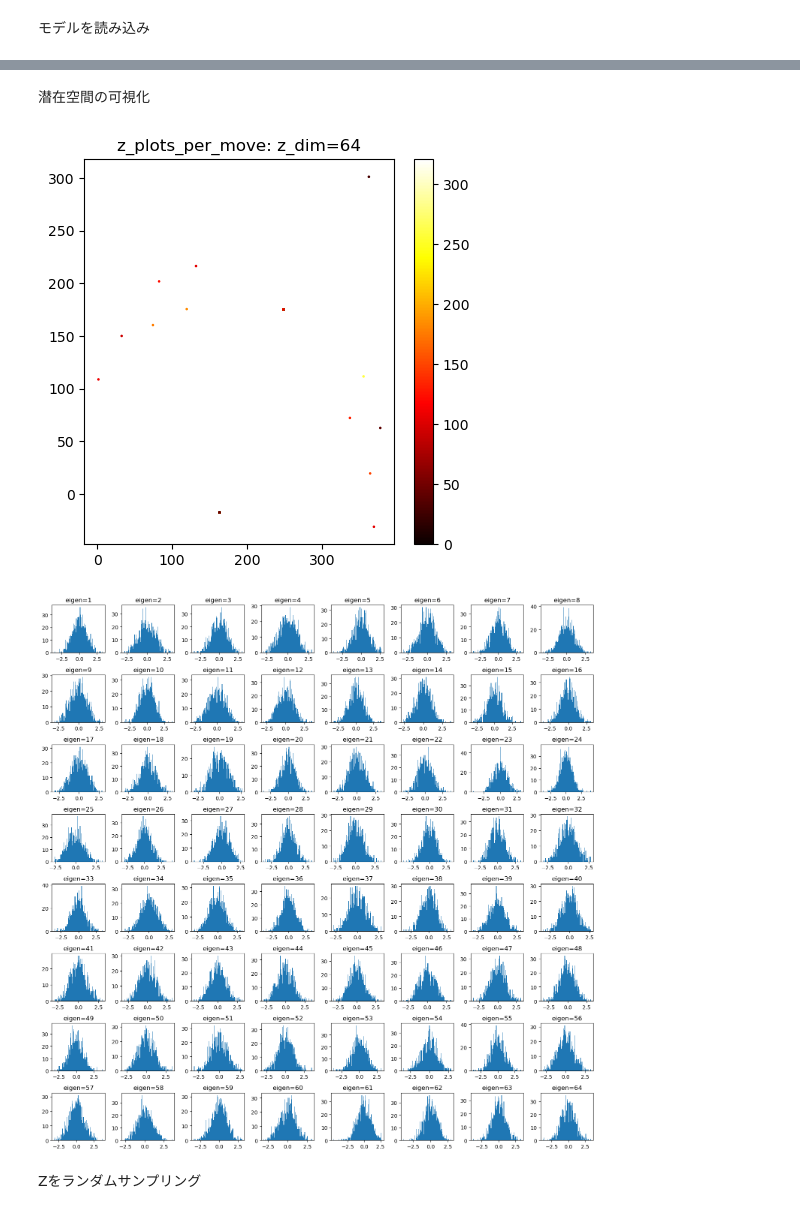
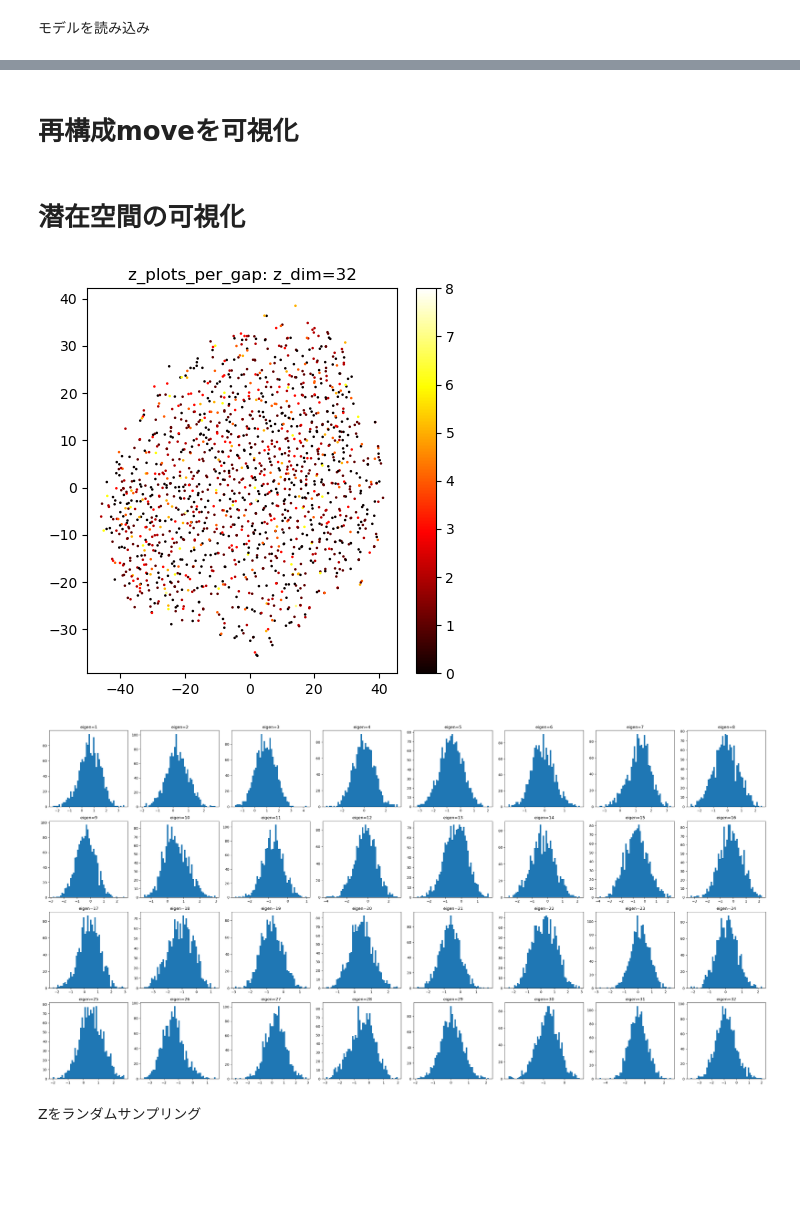
Before and after one commit to tatuyosi98/humanized-models-for-board-games, a Jupyter notebook: igo/notebooks/[ks240110]VAE.ipynb, the cells around one changed output, grey strips where cells are left out. Saved outputs shown, nothing was run; the diff lists cells and outputs as text; code cells hidden in the pictures; blank space fills up the shorter version.

```diff
--- a/igo/notebooks/[ks240110]VAE.ipynb
+++ b/igo/notebooks/[ks240110]VAE.ipynb
@@ -89,7 +92,7 @@ valid_size = len(moves2) - train_size
 train_dataset, valid_dataset = torch.utils.data.random_split(moves2, [train_size, valid_size])
 
 # DataLoaderの定義
-batch_size = 512
+batch_size = 1024
 train_loader = DataLoader(train_dataset, batch_size=batch_size, shuffle=True)
 valid_loader = DataLoader(valid_dataset, batch_size=batch_size, shuffle=False)
 
@@ -484,2 +451,2 @@ reconstructed move
-# %% [markdown]
-潜在空間の可視化
+# %% [markdown]
+# 再構成moveを可視化
@@ -486,3 +508,5 @@ reconstructed move
+# %% [markdown]
+# 潜在空間の可視化
 # %%
 from sklearn.manifold import TSNE
 from sklearn.decomposition import PCA
@@ -498,12 +522,16 @@ model.eval()
 
 z_list = []
 labels = []
-label_name = "move"
+label_name = "gap"
 for i, (x, black_rank, white_rank, move) in enumerate(tqdm(valid_dataset)):
-    if i == 1000: break
+    if i > 3000: break
+    if move < 100: continue
 
-    label = move if label_name=="move" else black_rank if label_name=="black_rank" else white_rank
+    rank = (black_rank + white_rank) / 2
+    gap = abs(black_rank - white_rank)
+    label = move if label_name=="move" else rank if label_name=="rank" else gap
     labels.append(label)
+
     x = torch.from_numpy(x).float()
     x = x.unsqueeze(0)
     x = x.to(device)
@@ -529,18 +557,14 @@ else:
     raise ValueError("z dimensionality must be larger or equal to 2.")
 
 
-# colors = ['khaki', 'lightgreen', 'cornflowerblue', 'violet', 'sienna',
-#           'darkturquoise', 'slateblue', 'orange', 'darkcyan', 'tomato']
 
+plt.figure(figsize=(5,5))
+
+# 色スケールいろいろためす
 cmap = plt.cm.hot
 vmin, vmax = min(labels), max(labels)
 colors = [cmap((label - vmin) / (vmax - vmin)) for label in labels]
-
-
-plt.figure(figsize=(5,5))
-
 plt.scatter(*z_reduc, s=0.7, c=colors)
-# plt.scatter(*z_reduc, s=0.7, c=[colors[label] for label in labels])
 
 # 凡例
 # for i in range(len(colors)): plt.scatter([],[], c=colors[i], label=i)
@@ -553,27 +577,28 @@ plt.colorbar(sm, ax=plt.gca())  # 現在の軸にカラーバーを追加
 plt.title(f"z_plots_per_{label_name}: z_dim={z_dim}")
 plt.savefig(f"figures/z_plots_per_{label_name}.png")
 # %% [output]
-[figure, old version]
+[figure, new version]
 # %%
 # z_dim の定義
-z_dim = 64
+z_dim = 32
 
 # 8x8のサブプロットを作成
-fig, axes = plt.subplots(8, 8, figsize=(15, 15))
+fig, axes = plt.subplots(4, 8, figsize=(30, 15))
 
 # 各eigenベクトルに対してヒストグラムを描画
 for i in range(z_dim):
     row, col = divmod(i, 8)  # サブプロットの行と列を計算
     ax = axes[row, col]
     z_per_eigen = z_val[:, i]
     vmin, vmax = min(z_per_eigen), max(z_per_eigen)
-    ax.hist(z_per_eigen, bins=100, range=(vmin, vmax))
+    ax.hist(z_per_eigen, bins=50, range=(vmin, vmax))
     ax.set_title(f"eigen={i+1}")
 
 plt.tight_layout()
-plt.show()
+plt.savefig(f"figures/z_hist.png")
+# plt.show()
 # %% [output]
-[figure, old version]
+[figure, new version]
 # %%
 len(valid_dataset)
 # %% [markdown]
```
Also changed, not shown: parts of 8 cells of this notebook, 3 other files.
